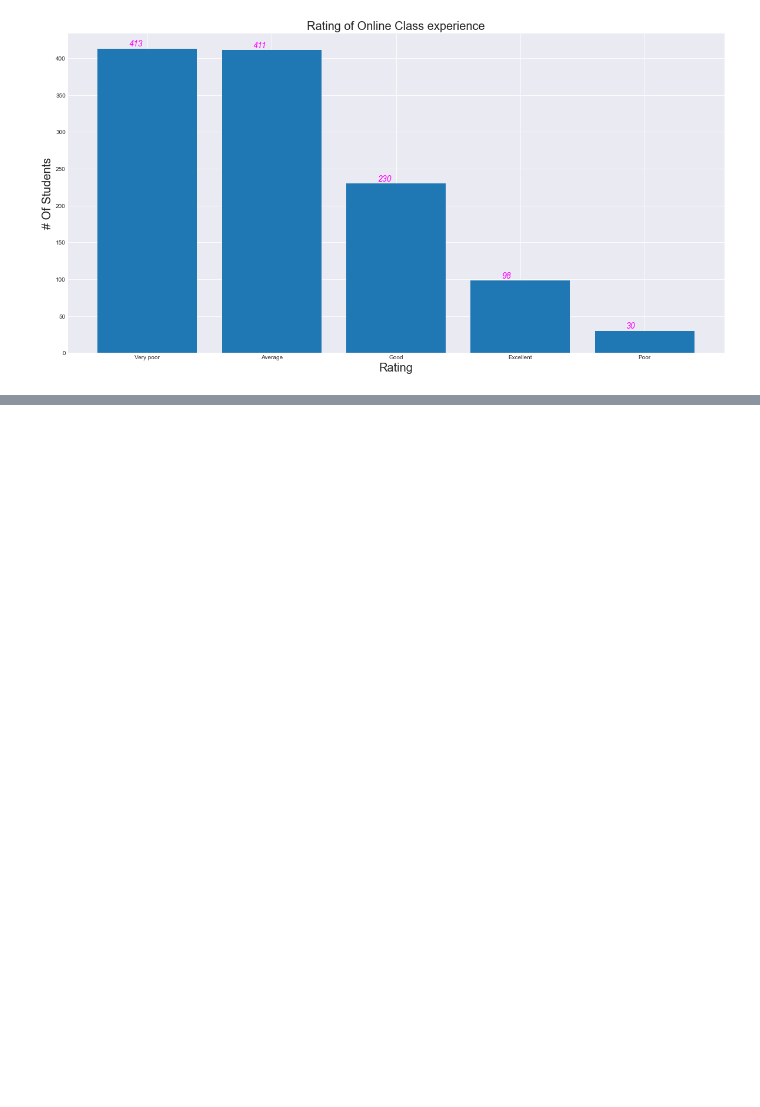
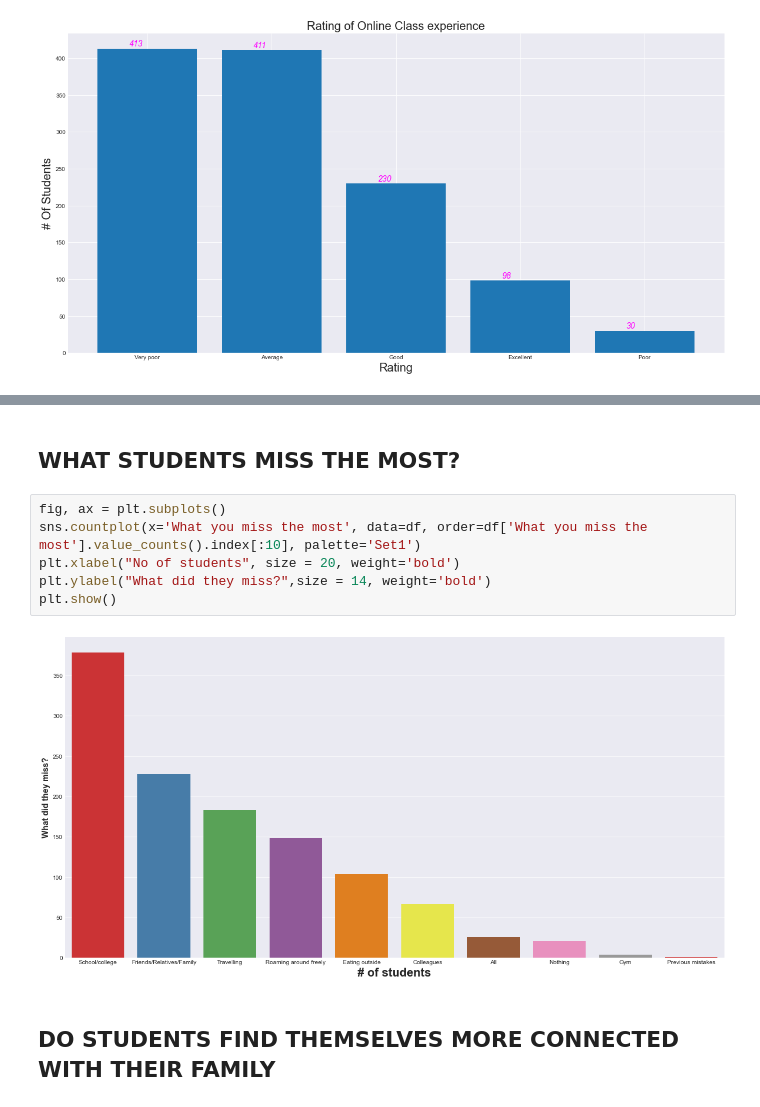
Before and after one commit to Jisha-tr/Covid19-and-impact-on-students, a Jupyter notebook: Covid19 and impact on students.ipynb, the cells around one changed output, grey strips where cells are left out. Cells and saved outputs as stored; diff of their text form; blank space fills up the shorter version.

Commit message:
Finished the Data Analysis

```diff
--- a/Covid19 and impact on students.ipynb
+++ b/Covid19 and impact on students.ipynb
@@ -273,0 +301,12 @@ ax.grid(True)
+# %% [markdown]
+## WHAT STUDENTS MISS THE MOST?
+# %%
+fig, ax = plt.subplots()
+sns.countplot(x='What you miss the most', data=df, order=df['What you miss the most'].value_counts().index[:10], palette='Set1')
+plt.xlabel("No of students", size = 20, weight='bold')
+plt.ylabel("What did they miss?",size = 14, weight='bold')
+plt.show()
+# %% [output]
+[figure, added]
+# %% [markdown]
+## DO STUDENTS FIND THEMSELVES MORE CONNECTED WITH THEIR FAMILY
```
Also changed, not shown: parts of 8 cells of this notebook, 1 other file.
